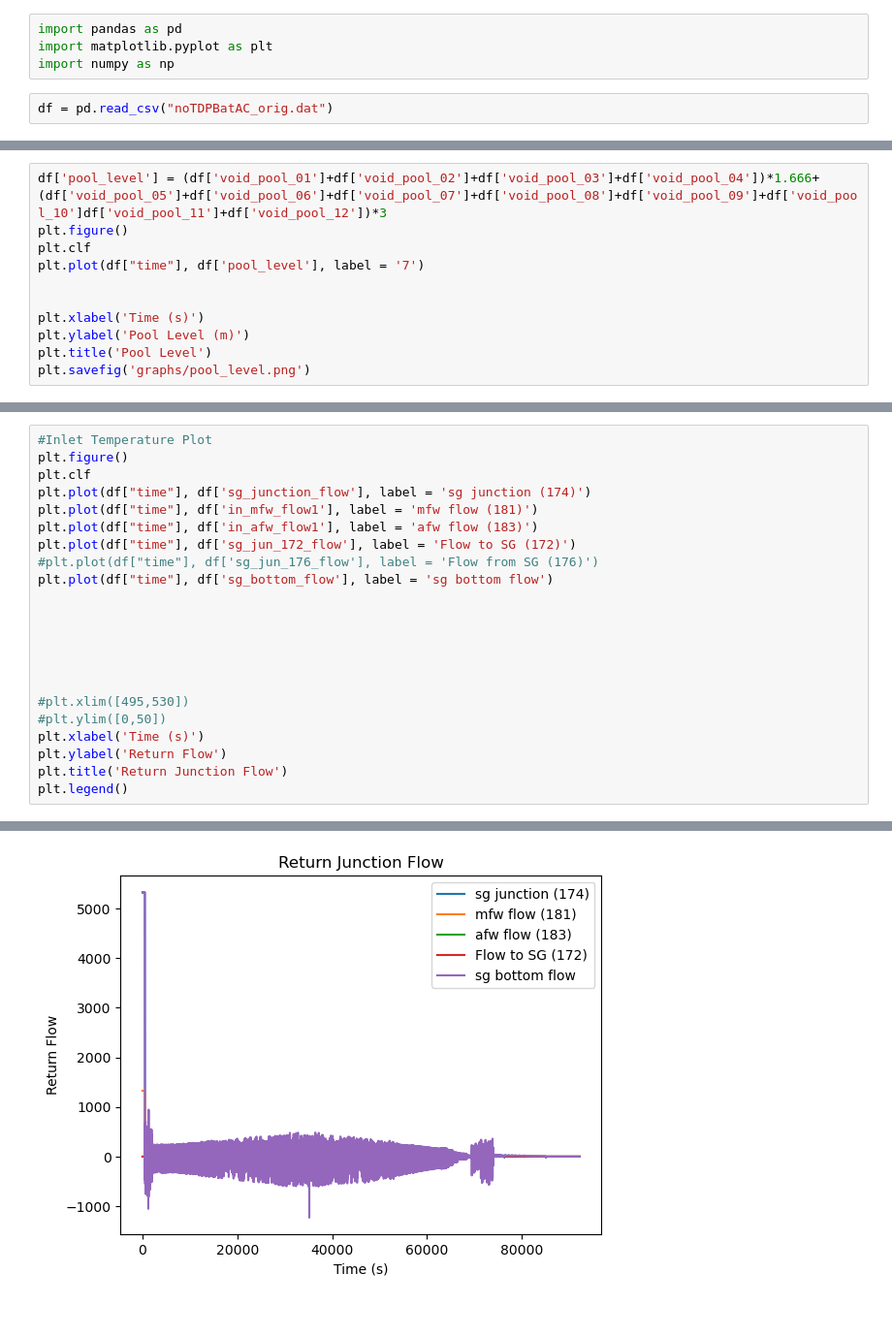
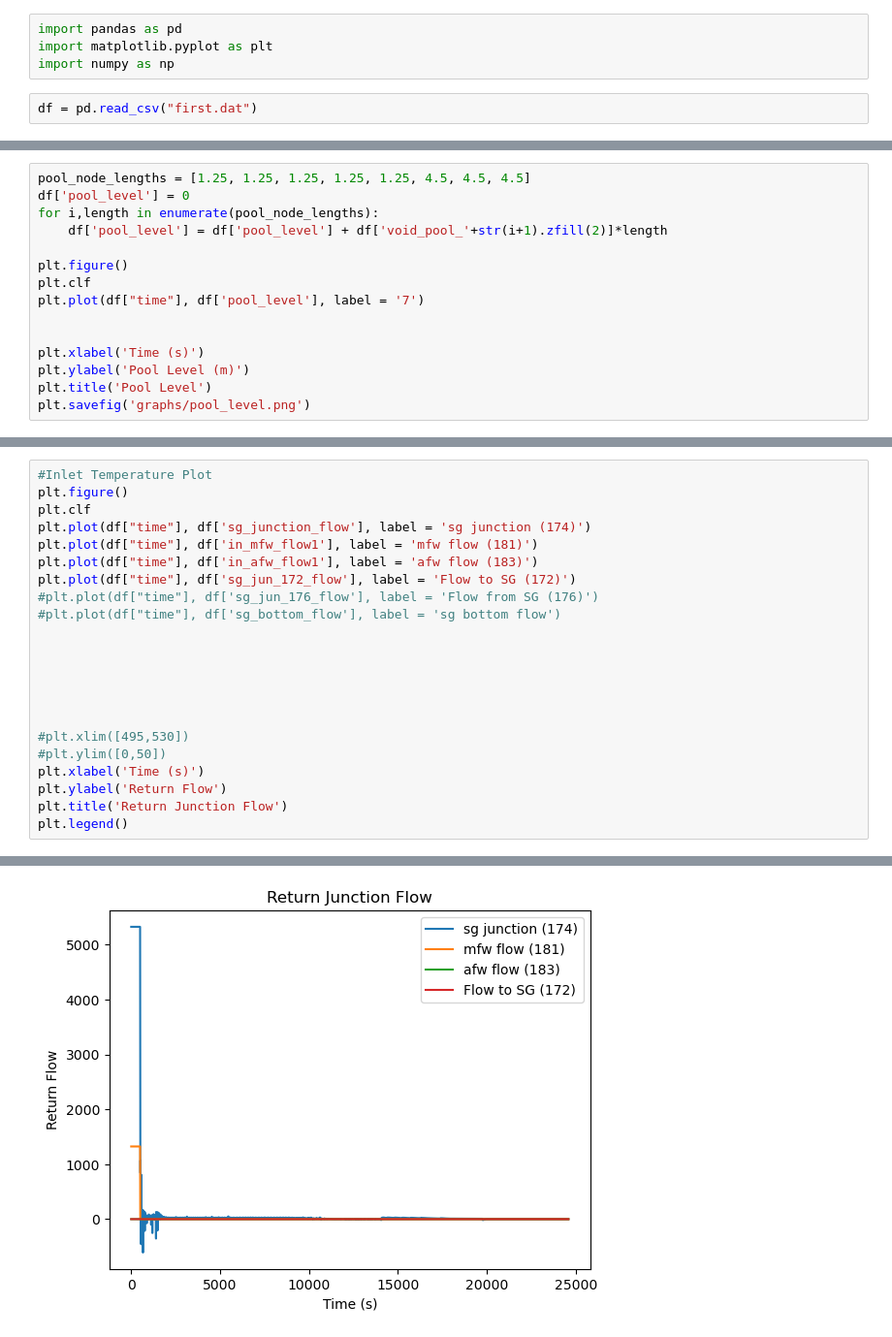
Before and after one commit to tylerkwald/SBO, a Jupyter notebook: OurSytem/plotJup.ipynb, the cells around one changed output, grey strips where cells are left out. Shown at 97% size. Saved outputs shown, nothing was run; the diff lists cells and outputs as text.

```diff
--- a/OurSytem/plotJup.ipynb
+++ b/OurSytem/plotJup.ipynb
@@ -3,7 +3,7 @@ import pandas as pd
 import matplotlib.pyplot as plt
 import numpy as np
 # %%
-df = pd.read_csv("noTDPBatAC_orig.dat")
+df = pd.read_csv("first.dat")
 # %%
 #Inlet Temperature Plot
 plt.figure()
@@ -101,5 +103,9 @@ plt.savefig('graphs/pool_void.png')
 # %%
-df['pool_level'] = (df['void_pool_01']+df['void_pool_02']+df['void_pool_03']+df['void_pool_04'])*1.666+(df['void_pool_05']+df['void_pool_06']+df['void_pool_07']+df['void_pool_08']+df['void_pool_09']+df['void_pool_10']df['void_pool_11']+df['void_pool_12'])*3
+pool_node_lengths = [1.25, 1.25, 1.25, 1.25, 1.25, 4.5, 4.5, 4.5]
+df['pool_level'] = 0
+for i,length in enumerate(pool_node_lengths):
+    df['pool_level'] = df['pool_level'] + df['void_pool_'+str(i+1).zfill(2)]*length
+
 plt.figure()
 plt.clf
 plt.plot(df["time"], df['pool_level'], label = '7')
@@ -244,28 +225,28 @@ plt.legend()
 # %%
 #Inlet Temperature Plot
 plt.figure()
 plt.clf
 plt.plot(df["time"], df['sg_junction_flow'], label = 'sg junction (174)')
 plt.plot(df["time"], df['in_mfw_flow1'], label = 'mfw flow (181)')
 plt.plot(df["time"], df['in_afw_flow1'], label = 'afw flow (183)')
 plt.plot(df["time"], df['sg_jun_172_flow'], label = 'Flow to SG (172)')
 #plt.plot(df["time"], df['sg_jun_176_flow'], label = 'Flow from SG (176)')
-plt.plot(df["time"], df['sg_bottom_flow'], label = 'sg bottom flow')
+#plt.plot(df["time"], df['sg_bottom_flow'], label = 'sg bottom flow')
 
 
 
 
 
 
 #plt.xlim([495,530])
 #plt.ylim([0,50])
 plt.xlabel('Time (s)')
 plt.ylabel('Return Flow')
 plt.title('Return Junction Flow')
 plt.legend()
 # %% [output]
 <matplotlib.legend.Legend at 0x...>
-[figure, old version]
+[figure, new version]
 # %%
 #Inlet Temperature Plot
 plt.figure()
```
Also changed, not shown: parts of 15 cells of this notebook, 29 other files.
